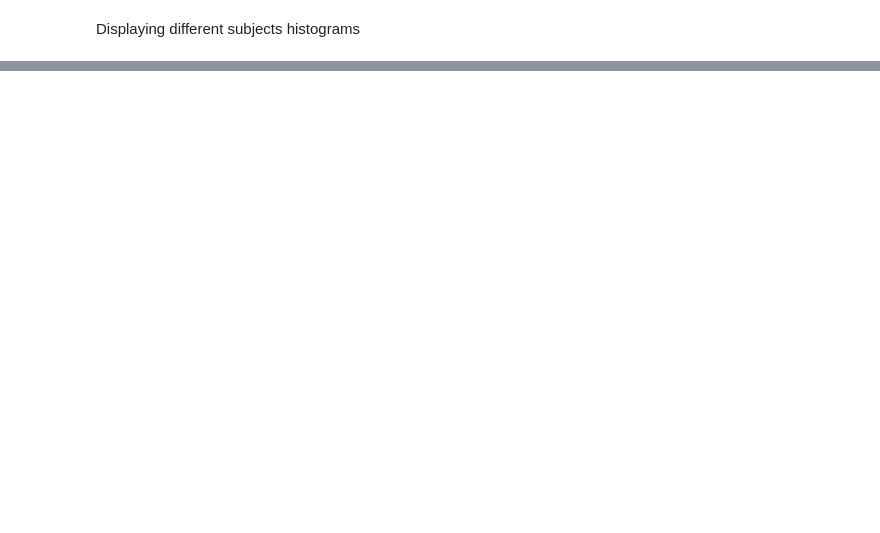
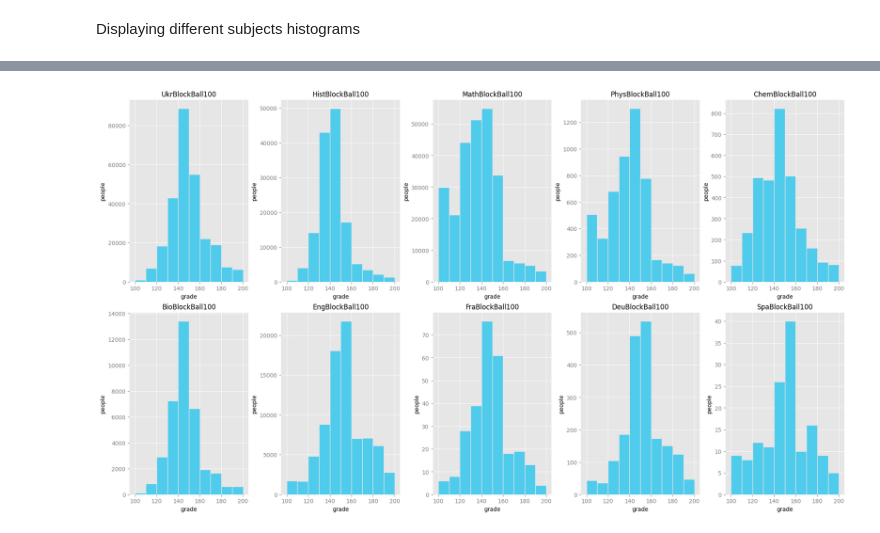
Before and after one commit to TeddyProg/ML_workbooks, a Jupyter notebook: Midterm.ipynb, the cells around one changed output, grey strips where cells are left out. Saved outputs shown, nothing was run; the diff lists cells and outputs as text; code cells hidden in the pictures; blank space fills up the shorter version.

```diff
--- a/Midterm.ipynb
+++ b/Midterm.ipynb
@@ -50,5 +34,9 @@ subjectGradesColumnNames = [ 'UkrBlockBall100',
                              ]
 
 for subjectGrade in subjectGradesColumnNames:
-  data2023[subjectGrade] = data2023[subjectGrade].str.replace(',','.')
-  data2023[subjectGrade] = data2023[subjectGrade].astype(np.float64)
+
+  if data2023[subjectGrade].dtype != np.float64:
+    data2023[subjectGrade] = data2023[subjectGrade].str.replace(',','.')
+    data2023[subjectGrade] = data2023[subjectGrade].astype(np.float64)
+
+numSubjects = len(subjectGradesColumnNames)
@@ -98,0 +45,64 @@ ax.hist(histGradesArray, bins = 10, edgecolor='#E6E6E6', color='#EE6666')
+# %%
+def setup_histogram_style(ax):
+  ax.set_facecolor('#E6E6E6')
+  ax.set_axisbelow(True)
+  # draw solid white grid lines
+  ax.grid(color='w', linestyle='solid')
+  # hide axis spines
+  for spine in ax.spines.values():
+    spine.set_visible(False)
+  # hide top and right ticks
+  ax.xaxis.tick_bottom()
+  ax.yaxis.tick_left()
+  # lighten ticks and labels
+  ax.tick_params(colors='gray', direction='out')
+  for tick in ax.get_xticklabels():
+    tick.set_color('gray')
+  for tick in ax.get_yticklabels():
+    tick.set_color('gray')
+
+def getGradeArrays(data, gradeArrayNames):
+  gradeArrays = []
+  for subjName in gradeArrayNames:
+    neededData = data[subjName].dropna()
+    neededData = neededData[neededData >= 100] #filtering out probably wrong data or result from someone who didn`t attend the test (?)
+    if neededData.shape[0] > 0:
+      gradeArrays.append(neededData)
+
+  return gradeArrays
+
+def getHistograms(gradeArrays):
+  minGrade = 100
+  maxGrade = 200
+  numBins = 10
+  step = (maxGrade - minGrade) / numBins
+  bins = np.arange(minGrade, maxGrade + step, step)
+  gradeHists = []
+
+  for i in range(0, len(gradeArrays)):
+    hist, _ = np.histogram(gradeArrays[i], bins)
+    gradeHists.append(hist)
+
+  return gradeHists, bins
+
+gradeArrays = getGradeArrays(data2023, subjectGradesColumnNames)
+gradeHists, bins = getHistograms(gradeArrays)
+
+numHists = len(gradeHists)
+numPlotRows = 2
+numPlotCols = (len(gradeHists) + numPlotRows - 1) // numPlotRows # ceiling column num
+
+fig, axs = plt.subplots(nrows = numPlotRows, ncols = numPlotCols, constrained_layout=True)
+fig.set_size_inches(18.5, 10.5)
+for i in range(0, numHists):
+  r = i // numPlotCols
+  c = i % numPlotCols
+
+  ax = axs[r, c]
+  setup_histogram_style(ax)
+  ax.bar(bins[:-1], gradeHists[i], width=np.diff(bins), align="edge", edgecolor='#E6E6E6', color='#4FCBEC')
+  ax.set_title(subjectGradesColumnNames[i])
+  ax.set_ylabel('people')
+  ax.set_xlabel('grade')
+# %% [output]
+[figure, added]
```
Also changed, not shown: parts of 3 cells of this notebook.
